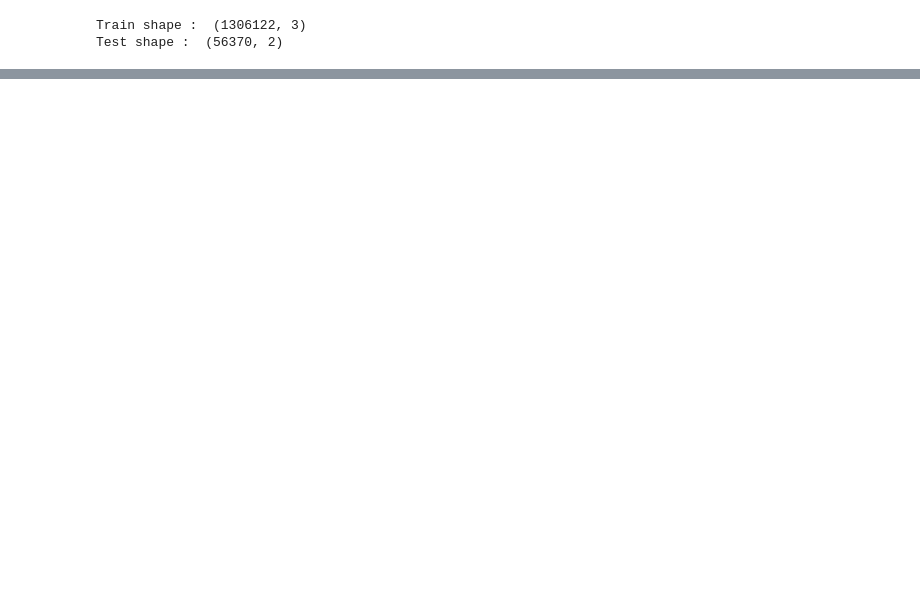
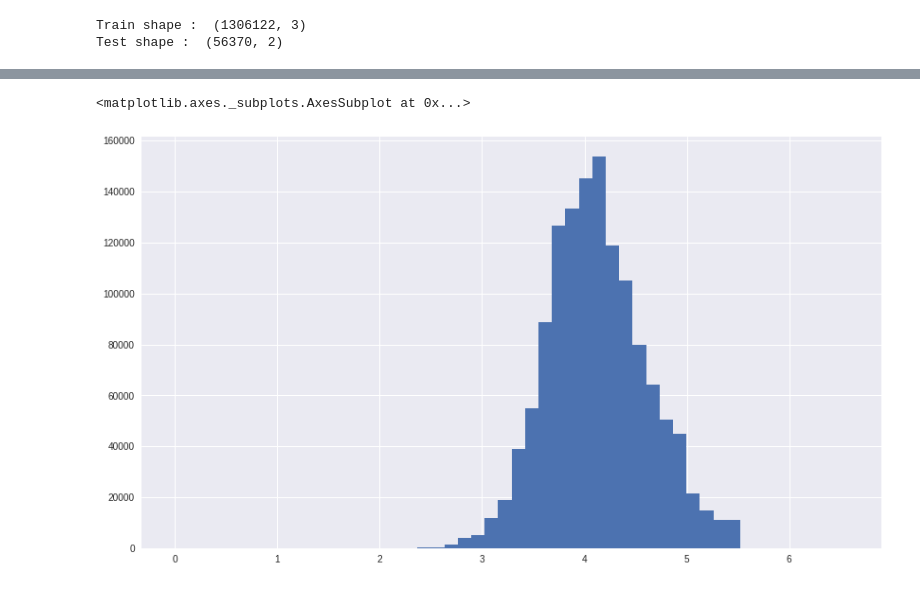
Before and after one commit to sanghamitra23/python_basic, a Jupyter notebook: Quora_Classification.ipynb, the cells around one changed output, grey strips where cells are left out. Saved outputs shown, nothing was run; the diff lists cells and outputs as text; code cells hidden in the pictures; blank space fills up the shorter version.

```diff
--- a/Quora_Classification.ipynb
+++ b/Quora_Classification.ipynb
@@ -25,6 +25,19 @@ from multiprocessing import  Pool
 from functools import partial
 import numpy as np
 from sklearn.decomposition import PCA
+
+import matplotlib.pyplot as plt
+import seaborn as sns
+
+plt.style.use('ggplot')
+
+from wordcloud import WordCloud, ImageColorGenerator
+from PIL import Image
+
+import datetime
+from string import punctuation
+import warnings
+warnings.filterwarnings("ignore")
 # %%
 puncts = [',', '.', '"', ':', ')', '(', '-', '!', '?', '|', ';', "'", '$', '&', '/', '[', ']', '>', '%', '=', '#', '*', '+', '\\', '•',  '~', '@', '£',
  '·', '_', '{', '}', '©', '^', '®', '`',  '<', '→', '°', '€', '™', '›',  '♥', '←', '×', '§', '″', '′', 'Â', '█', '½', 'à', '…',
@@ -36,7 +49,7 @@ def clean_text(x):
     x = str(x)
     for punct in puncts:
         if punct in x:
-            x = x.replace(punct, ' {punct} ')
+            x = x.replace(punct, '')
     return x
 
 
@@ -94,3 +107,9 @@ train_y = train_df['target'].values
 # %% [output]
 Train shape :  (1306122, 3)
 Test shape :  (56370, 2)
+# %%
+train_df['question_length'] = train.question_text.apply(lambda x: len(x))
+print('The max length of question is:',train_df.question_length.max())
+print('The minimum length of question is:',train_df.question_length.min())
+print('The mean length of question is:',train_df.question_length.mean())
+print('The max standard deviation of question is:',train_df.question_length.std())
@@ -96,0 +128,6 @@ Test shape :  (56370, 2)
+# %%
+train_df['question_length_scaled'] = train_df.question_length.apply(lambda x: np.log(x+1))
+train_df.question_length_scaled.hist(bins=50)
+# %% [output]
+<matplotlib.axes._subplots.AxesSubplot at 0x...>
+[figure, added]
```
Also changed, not shown: parts of 10 cells of this notebook.
